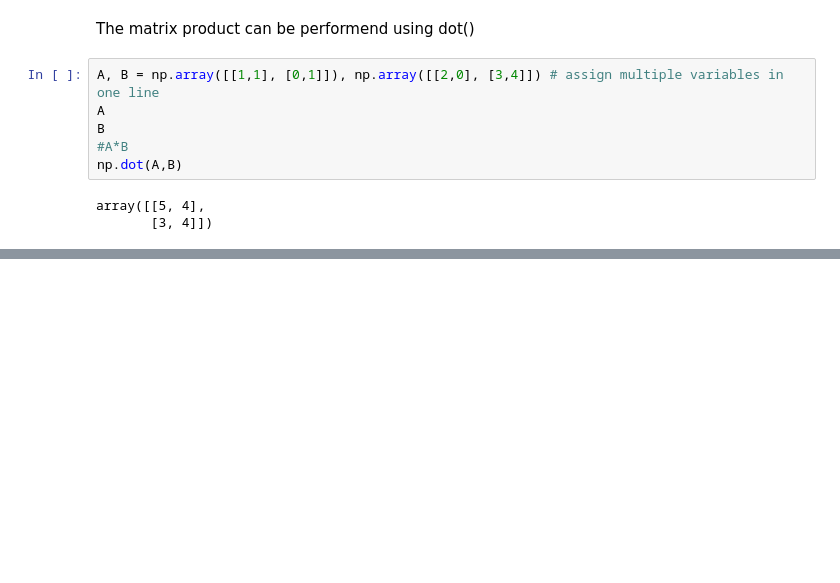
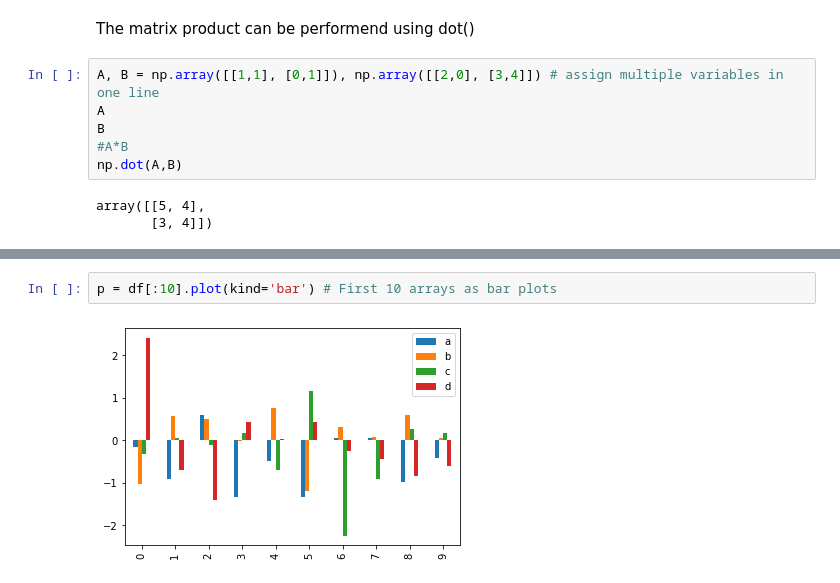
Before and after one commit to manhhung20033/manhhung20033, a Jupyter notebook: Learn_Python.ipynb, the cells around one changed output, grey strips where cells are left out. Saved outputs shown, nothing was run; the diff lists cells and outputs as text; blank space fills up the shorter version.

```diff
--- a/Learn_Python.ipynb
+++ b/Learn_Python.ipynb
@@ -394,0 +979,4 @@ array([[5, 4],
+# %%
+p = df[:10].plot(kind='bar') # First 10 arrays as bar plots
+# %% [output]
+[figure, added]
```
Also changed, not shown: parts of 101 cells of this notebook.
